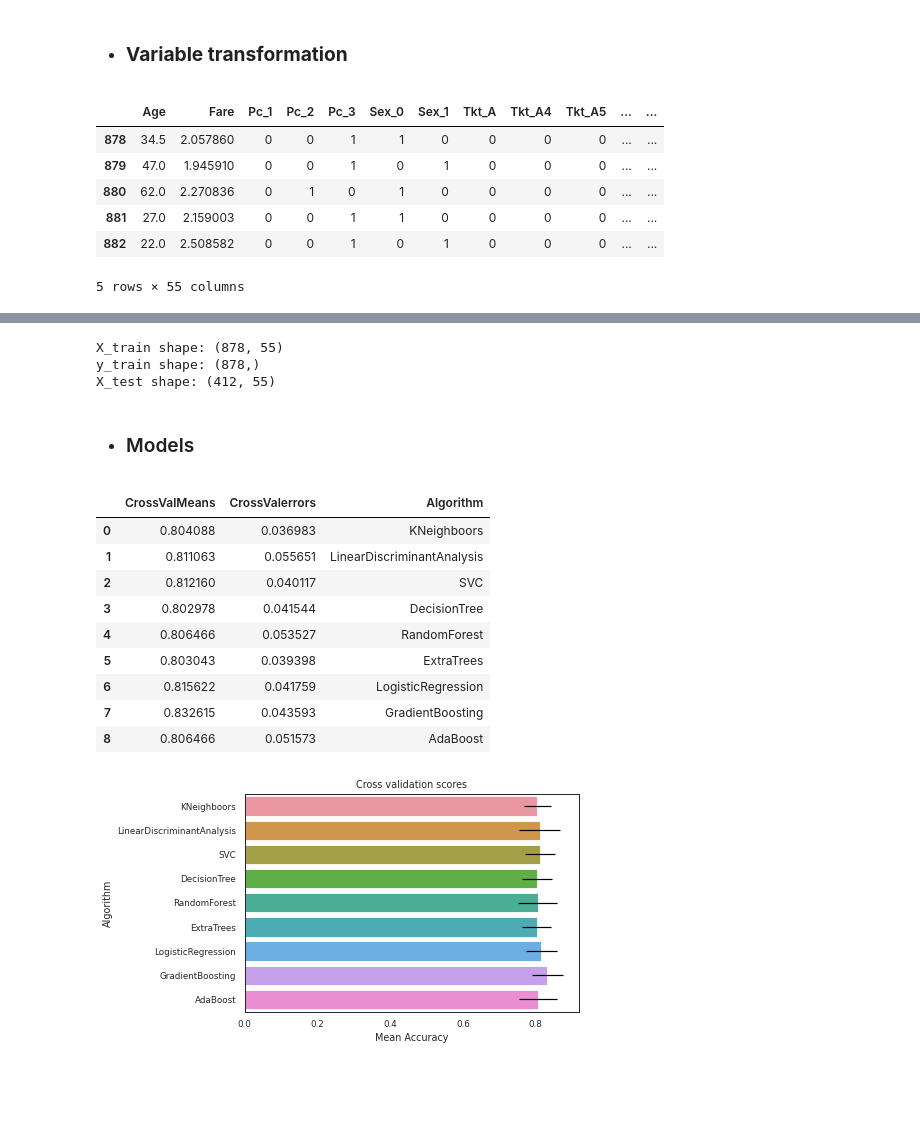
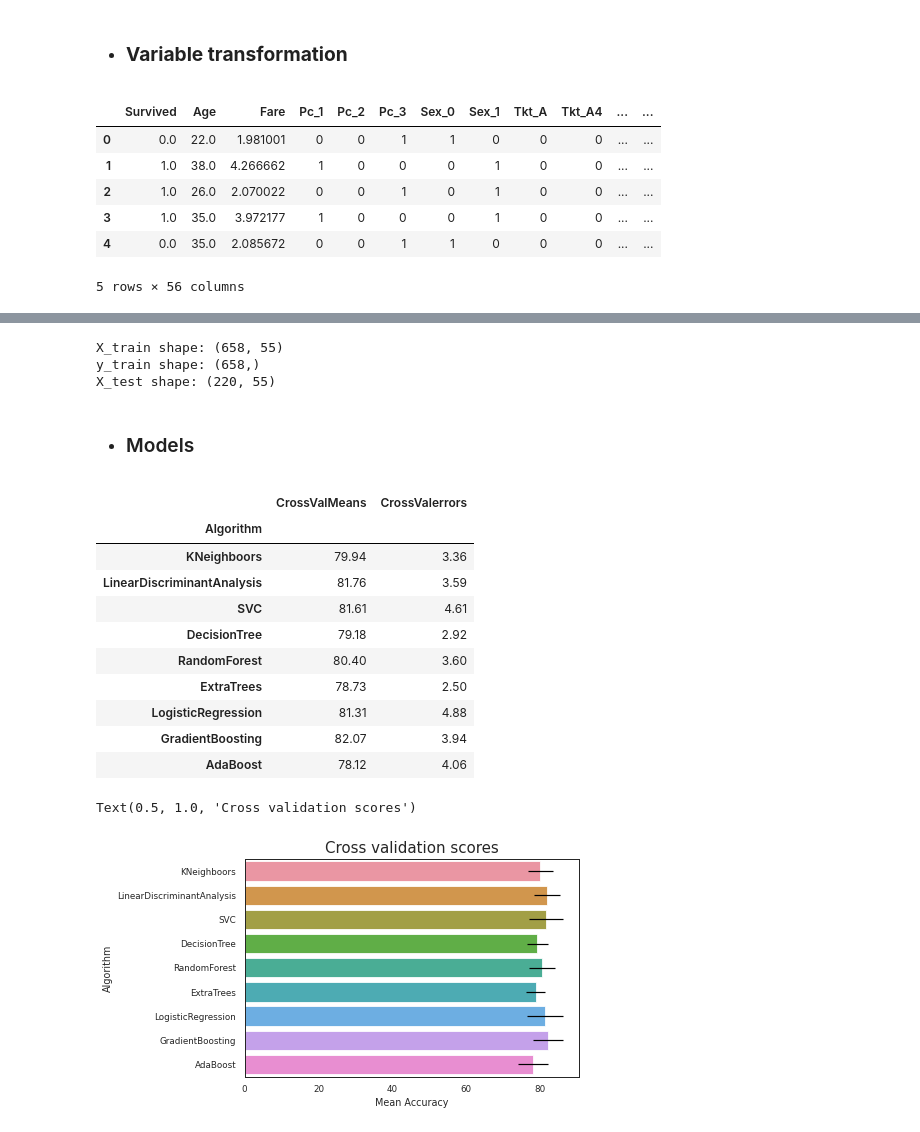
Before and after one commit to mebi-ali/Titanic_Survival_Predication, a Jupyter notebook: Titanic-Survival-Predication.ipynb, the cells around one changed output, grey strips where cells are left out. Drawn from its saved outputs; the diff is of its cells as text; code cells hidden in the pictures; blank space fills up the shorter version.

```diff
--- a/Titanic-Survival-Predication.ipynb
+++ b/Titanic-Survival-Predication.ipynb
@@ -703,6 +706,7 @@ data=pd.get_dummies(data=data, columns=['Pclass', 'Sex','Ticket', 'Embarked','Ti
                      prefix=['Pc', 'Sex','Tkt', 'Em','T', 'Fm'])
 # %%
 # Unncessery Columns
+test_ids = data[data['source'] == 'test']['PassengerId']
 final_data = data.drop(['PassengerId', 'Name','SibSp','Parch'], axis=1)
 
 # Separate Train and test data
@@ -710,15 +714,15 @@ final_train = final_data[final_data['source'] == 'train']
 final_test = final_data[final_data['source'] == 'test']
 final_train = final_train.drop('source', axis=1)
 final_test = final_test.drop(['source','Survived'], axis=1)
-final_test.head()
+final_train.head()
 # %% [output]
-|  | Age | Fare | Pc_1 | Pc_2 | Pc_3 | Sex_0 | Sex_1 | Tkt_A | Tkt_A4 | Tkt_A5 | ... | ... |
-| 878 | 34.5 | 2.057860 | 0 | 0 | 1 | 1 | 0 | 0 | 0 | 0 | ... | ... |
-| 879 | 47.0 | 1.945910 | 0 | 0 | 1 | 0 | 1 | 0 | 0 | 0 | ... | ... |
-| 880 | 62.0 | 2.270836 | 0 | 1 | 0 | 1 | 0 | 0 | 0 | 0 | ... | ... |
-| 881 | 27.0 | 2.159003 | 0 | 0 | 1 | 1 | 0 | 0 | 0 | 0 | ... | ... |
-| 882 | 22.0 | 2.508582 | 0 | 0 | 1 | 0 | 1 | 0 | 0 | 0 | ... | ... |
+|  | Survived | Age | Fare | Pc_1 | Pc_2 | Pc_3 | Sex_0 | Sex_1 | Tkt_A | Tkt_A4 | ... | ... |
+| 0 | 0.0 | 22.0 | 1.981001 | 0 | 0 | 1 | 1 | 0 | 0 | 0 | ... | ... |
+| 1 | 1.0 | 38.0 | 4.266662 | 1 | 0 | 0 | 0 | 1 | 0 | 0 | ... | ... |
+| 2 | 1.0 | 26.0 | 2.070022 | 0 | 0 | 1 | 0 | 1 | 0 | 0 | ... | ... |
+| 3 | 1.0 | 35.0 | 3.972177 | 1 | 0 | 0 | 0 | 1 | 0 | 0 | ... | ... |
+| 4 | 0.0 | 35.0 | 2.085672 | 0 | 0 | 1 | 1 | 0 | 0 | 0 | ... | ... |
-5 rows × 55 columns
+5 rows × 56 columns
 # %% [markdown]
 # *Machine Learning Models*
 ![Explantion](https://en.proft.me/media/science/ml_types2.png)
@@ -743,9 +747,12 @@ Let's divide our dataset into two variables.
 * Linear Discriminant Analysis
 # %%
 ## Spliting and Scaling
-X_train = StandardScaler().fit_transform(final_train.drop('Survived', axis =1))
-y_train = final_train['Survived'].values
-X_test = StandardScaler().fit_transform(final_test)
+features = final_train.columns[1:]
+X = StandardScaler().fit_transform(final_train.drop('Survived', axis =1))
+y = final_train['Survived'].values
+
+X_train, X_test, y_train, y_test = train_test_split(X, y, test_size = 0.25, random_state = 20)
+
 print('X_train shape: {}'.format(X_train.shape))
 print('y_train shape: {}'.format(y_train.shape))
 print('X_test shape: {}'.format(X_test.shape))
@@ -754,9 +761,9 @@ def cross_val(model, X, y, cv):
     scores = CVS(model, X_train, y_train, cv=cv, n_jobs=4, scoring='accuracy')
     return (scores.mean(), scores.std())
 # %% [output]
-X_train shape: (878, 55)
-y_train shape: (878,)
-X_test shape: (412, 55)
+X_train shape: (658, 55)
+y_train shape: (658,)
+X_test shape: (220, 55)
 # %% [markdown]
 * ### Models
 # %%
@@ -783,28 +788,30 @@ classifiers.append(AdaBoostClassifier(
 score_results = [cross_val(model,X_train, y_train, kfold) for model in classifiers]
 # %%
 # Convert algo scores into Dataframe
-algo_df=pd.DataFrame({"CrossValMeans":[score[0] for score in score_results],
-                      "CrossValerrors":[score[1] for score in score_results],
+algo_df=pd.DataFrame({"CrossValMeans":[float("{:.2f}".format(score[0]*100)) for score in score_results],
+                      "CrossValerrors":[float("{:.2f}".format(score[1]*100)) for score in score_results],
                       "Algorithm":["KNeighboors","LinearDiscriminantAnalysis","SVC",
                                   "DecisionTree","RandomForest","ExtraTrees",
                                    "LogisticRegression","GradientBoosting","AdaBoost"]})
 # Check df
+algo_df=algo_df.set_index('Algorithm')
 algo_df
 # %% [output]
-|  | CrossValMeans | CrossValerrors | Algorithm |
-| 0 | 0.804088 | 0.036983 | KNeighboors |
-| 1 | 0.811063 | 0.055651 | LinearDiscriminantAnalysis |
-| 2 | 0.812160 | 0.040117 | SVC |
-| 3 | 0.802978 | 0.041544 | DecisionTree |
-| 4 | 0.806466 | 0.053527 | RandomForest |
-| 5 | 0.803043 | 0.039398 | ExtraTrees |
-| 6 | 0.815622 | 0.041759 | LogisticRegression |
-| 7 | 0.832615 | 0.043593 | GradientBoosting |
-| 8 | 0.806466 | 0.051573 | AdaBoost |
+|  | CrossValMeans | CrossValerrors |
+| Algorithm |  |  |
+| KNeighboors | 79.94 | 3.36 |
+| LinearDiscriminantAnalysis | 81.76 | 3.59 |
+| SVC | 81.61 | 4.61 |
+| DecisionTree | 79.18 | 2.92 |
+| RandomForest | 80.40 | 3.60 |
+| ExtraTrees | 78.73 | 2.50 |
+| LogisticRegression | 81.31 | 4.88 |
+| GradientBoosting | 82.07 | 3.94 |
+| AdaBoost | 78.12 | 4.06 |
 # %%
-ax = sns.barplot("CrossValMeans","Algorithm",data = algo_df, orient='h',
-                 **{'xerr':algo_df['CrossValerrors']})
+ax = sns.barplot("CrossValMeans",algo_df.index,data = algo_df,**{'xerr':algo_df['CrossValerrors']})
 ax.set_xlabel("Mean Accuracy")
-ax = ax.set_title("Cross validation scores")
+ax.set_title("Cross validation scores", fontsize=15)
 # %% [output]
+Text(0.5, 1.0, 'Cross validation scores')
-[figure, old version]
+[figure, new version]
```
Also changed, not shown: parts of 12 cells of this notebook.
